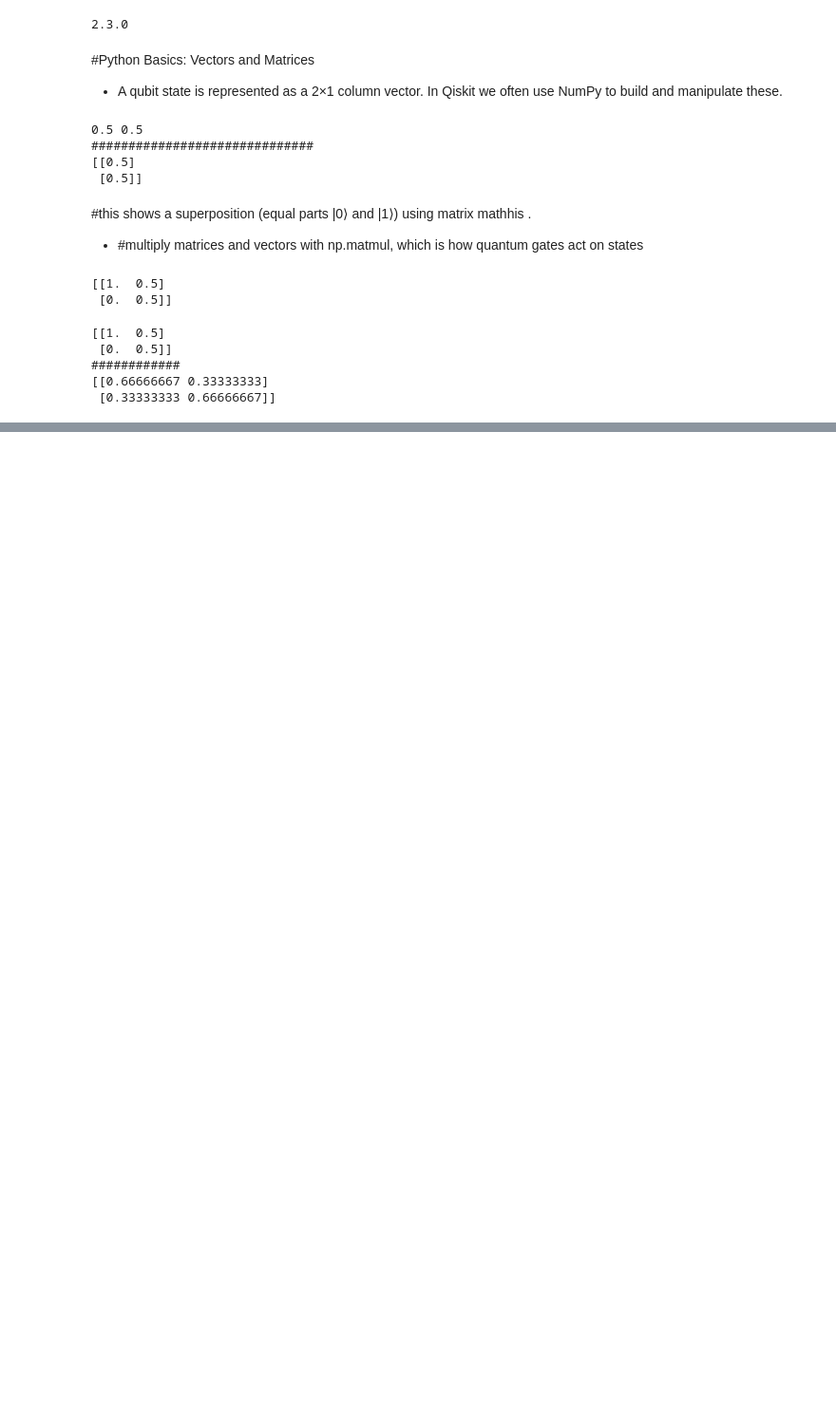
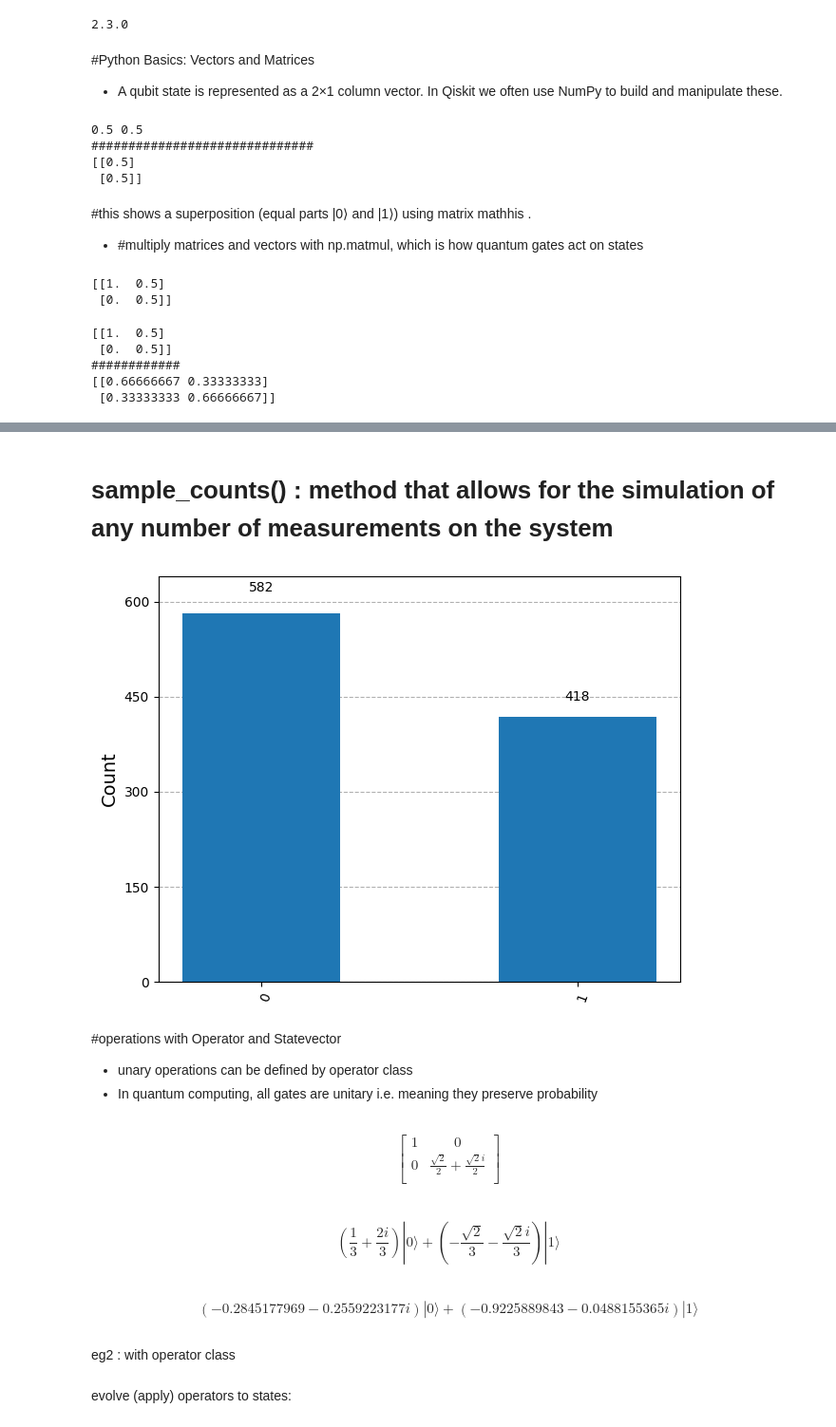
Before and after one commit to adams-gc/QNN, a Jupyter notebook: Qiskit_implementation.ipynb, the cells around one changed output, grey strips where cells are left out. Shown at 95% size. Drawn from its saved outputs; the diff is of its cells as text; code cells hidden in the pictures; blank space fills up the shorter version.

```diff
--- a/Qiskit_implementation.ipynb
+++ b/Qiskit_implementation.ipynb
@@ -114,0 +156,6 @@ print(np.matmul(M0,ket1)) #these operations as applying gates by matrix multipli
+# %%
+from qiskit.quantum_info import Statevector
+from numpy import sqrt
+u= Statevector([1/sqrt(2), 1/sqrt(2)])
+v= Statevector([(1+2j)/3, -2/3])
+w= Statevector([1/3, 2/3])
@@ -114,0 +277,8 @@ print(np.matmul(M0,ket1)) #these operations as applying gates by matrix multipli
+# %%
+# used measure method for stander basic measurment
+outcome, state = v.measure()
+print(f"measured: {outcome}\nPost-measurment state: ")
+display(state.draw('latex'))
+
+#Measurement outcomes are probabilistic, so this method can return different results when run multiple times
+# op:  measured: 0 also
@@ -114,0 +289,51 @@ print(np.matmul(M0,ket1)) #these operations as applying gates by matrix multipli
+# %% [markdown]
+#  sample_counts() : method that allows for the simulation of any number of measurements on the system
+# %%
+from qiskit.visualization import plot_histogram
+
+statistics = v.sample_counts(1000)
+plot_histogram(statistics)
+# %% [output]
+[figure, added]
+# %% [markdown]
+#operations with Operator and Statevector
+- unary operations can be defined by operator class
+- In quantum computing, all gates are unitary i.e. meaning they preserve probability
+# %%
+from qiskit.quantum_info import Operator
+Y = Operator([[0,-1.0j], [1.0j, 0]])
+H = Operator([[1/sqrt(2),1/sqrt(2)], [1/sqrt(2),-1/sqrt(2)]])
+S = Operator([[1, 0], [0, 1.0j]])
+T = Operator([[1, 0], [0, (1 + 1.0j) / sqrt(2)]])
+display(T .draw("latex"))
+# %% [output]
+$$
+\begin{bmatrix}
+1 & 0  \\
+ 0 & \frac{\sqrt{2}}{2} + \frac{\sqrt{2} i}{2}  \\
+ \end{bmatrix}
+$$
+# %%
+#apply a unitary operation to a state vector using the evolve method
+V = Statevector([1,0])
+
+V = v.evolve(H)
+V = v.evolve(Y)
+V = v.evolve(S)
+V = v.evolve(T)
+display(V.draw("latex"))
+# %% [output]
+$$(\frac{1}{3} + \frac{2 i}{3}) |0\rangle+(- \frac{\sqrt{2}}{3} - \frac{\sqrt{2} i}{3}) |1\rangle$$
+# %%
+
+v = v.evolve(H)
+v = v.evolve(T)
+v = v.evolve(H)
+v = v.evolve(S)
+v = v.evolve(Y)
+
+display(v.draw("latex"))
+# %% [output]
+$$(-0.2845177969 - 0.2559223177 i) |0\rangle+(-0.9225889843 - 0.0488155365 i) |1\rangle$$
+# %% [markdown]
+eg2 : with operator class
@@ -114,0 +349,2 @@ print(np.matmul(M0,ket1)) #these operations as applying gates by matrix multipli
+# %% [markdown]
+evolve (apply) operators to states:
```
Also changed, not shown: parts of 29 cells of this notebook.
